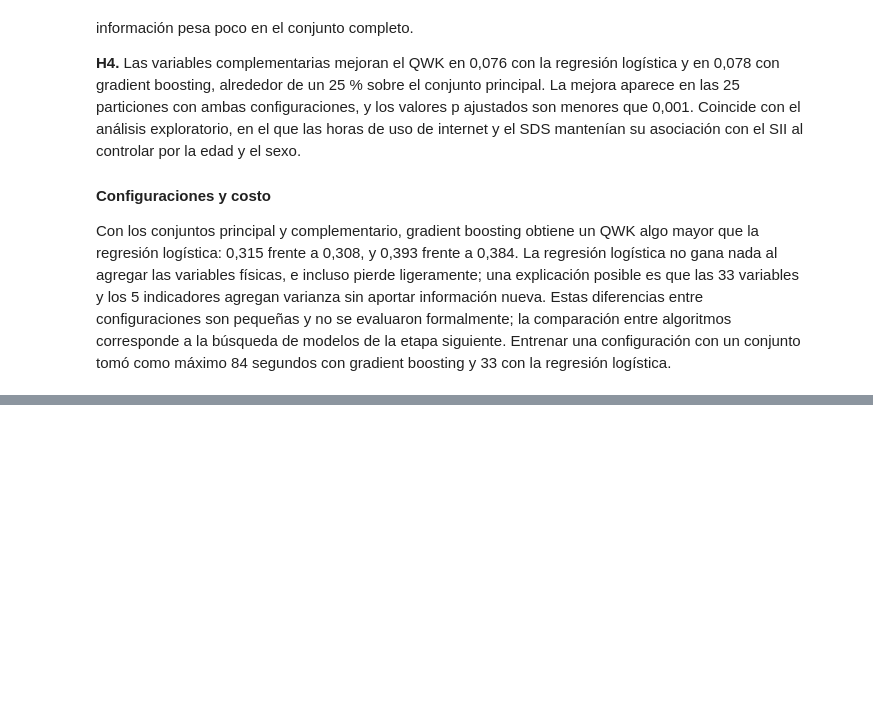
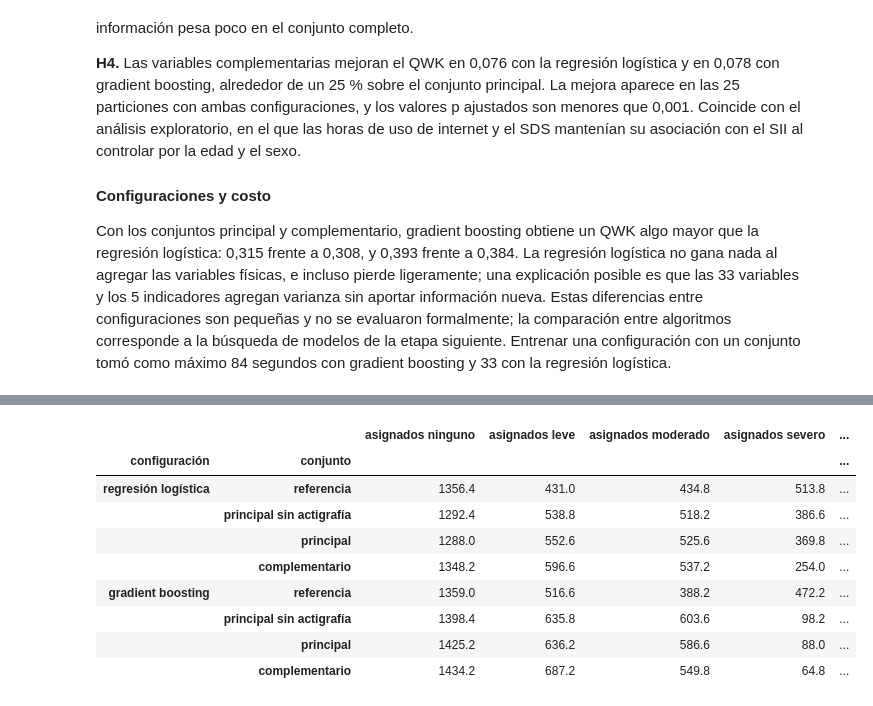
Before and after one commit to juanestebancg2806/piu-severity-prediction, a Jupyter notebook: notebooks/02_experimentos_iniciales.ipynb, the cells around one changed output, grey strips where cells are left out. Saved outputs shown, nothing was run; the diff lists cells and outputs as text; code cells hidden in the pictures; blank space fills up the shorter version.

```diff
--- a/notebooks/02_experimentos_iniciales.ipynb
+++ b/notebooks/02_experimentos_iniciales.ipynb
@@ -848,0 +955,40 @@ Con los conjuntos principal y complementario, gradient boosting obtiene un QWK a
+# %%
+filas = []
+for configuracion in CONFIGURACIONES:
+    for conjunto in ORDEN_CONJUNTOS:
+        conteos = mean_confusion_matrix(
+            resultados[(configuracion, conjunto)][1], normalize=False
+        )
+        asignados = conteos.sum(axis="index")
+        precision = pd.Series(np.diag(conteos), index=conteos.columns) / asignados
+        altos = [2, 3]
+        filas.append(
+            {
+                "configuración": configuracion,
+                "conjunto": NOMBRES_CONJUNTOS[conjunto],
+                **{f"asignados {NIVELES_SII[n]}": asignados[n] for n in SII_LEVELS},
+                **{f"precision {NIVELES_SII[n]}": precision[n] for n in SII_LEVELS},
+                "moderados o severos asignados a moderado o severo": (
+                    conteos.loc[altos, altos].to_numpy().sum()
+                    / conteos.loc[altos].to_numpy().sum()
+                ),
+                "severos asignados a moderado o severo": (
+                    conteos.loc[3, altos].sum() / conteos.loc[3].sum()
+                ),
+            }
+        )
+
+asignaciones_y_precision = pd.DataFrame(filas).set_index(["configuración", "conjunto"])
+with pd.option_context("display.max_columns", None):
+    display(asignaciones_y_precision.round(3))
+# %% [output]
+|  |  | asignados ninguno | asignados leve | asignados moderado | asignados severo | ... |
+| configuración | conjunto |  |  |  |  | ... |
+| regresión logística | referencia | 1356.4 | 431.0 | 434.8 | 513.8 | ... |
+|  | principal sin actigrafía | 1292.4 | 538.8 | 518.2 | 386.6 | ... |
+|  | principal | 1288.0 | 552.6 | 525.6 | 369.8 | ... |
+|  | complementario | 1348.2 | 596.6 | 537.2 | 254.0 | ... |
+| gradient boosting | referencia | 1359.0 | 516.6 | 388.2 | 472.2 | ... |
+|  | principal sin actigrafía | 1398.4 | 635.8 | 603.6 | 98.2 | ... |
+|  | principal | 1425.2 | 636.2 | 586.6 | 88.0 | ... |
+|  | complementario | 1434.2 | 687.2 | 549.8 | 64.8 | ... |
```
Also changed, not shown: parts of 6 cells of this notebook, 1 other file.
